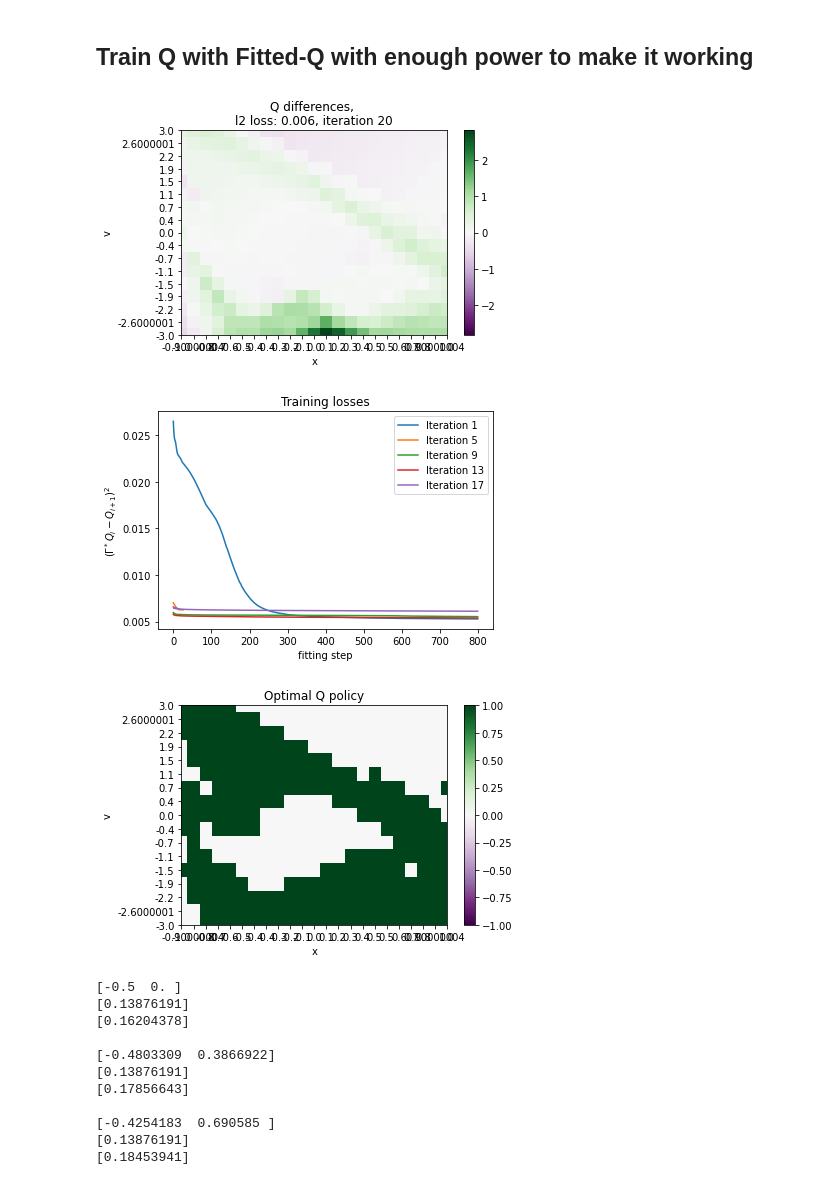
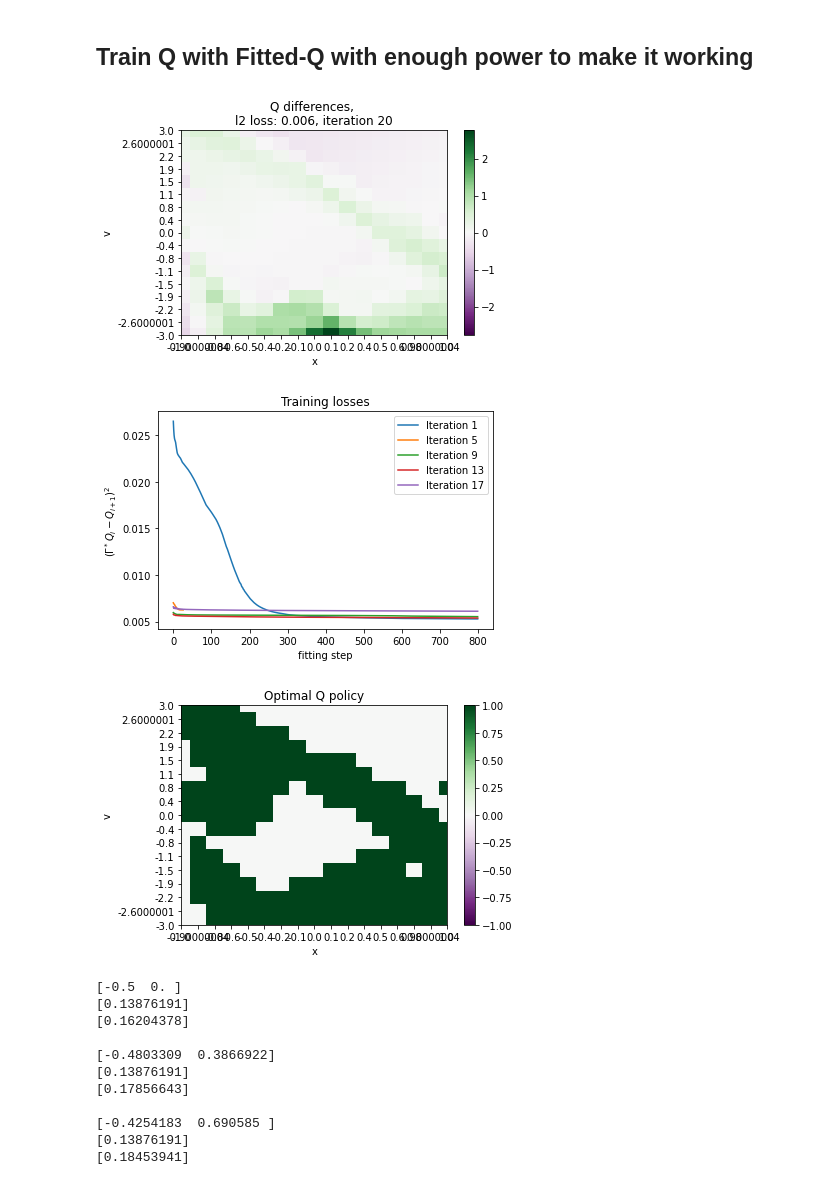
Before and after one commit to theovincent/PBO, a Jupyter notebook: pbo_car_on_hill.ipynb, the cells around one changed output. Cells and saved outputs as stored; diff of their text form; code cells hidden in the pictures.

```diff
--- a/pbo_car_on_hill.ipynb
+++ b/pbo_car_on_hill.ipynb
@@ -40,10 +40,9 @@ batch_size_weights = n_weights
 learning_rate = {"first": 0.001, "last": 0.00005, "duration": training_steps * fitting_steps * n_samples // batch_size_samples}
 
 # Visualisation of errors and performances
-n_states_x_visu = 23
+n_states_x_visu = 17
 n_states_v_visu = 17
-margin_visu = 0.01
-horizon = 70
+horizon = 100
 # %% [output]
 WARNING:absl:No GPU/TPU found, falling back to CPU. (Set TF_CPP_MIN_LOG_LEVEL=0 and rerun for more info.)
 # %% [markdown]
@@ -54,15 +53,13 @@ from pbo.environment.car_on_hill import CarOnHillEnv
 
 max_pos = 1.0
 max_velocity = 3.0
-max_pos_margin_visu = max_pos - margin_visu
-max_velocity_margin_visu = max_velocity - margin_visu
 
-states_x_visu = jnp.linspace(-max_pos_margin_visu, max_pos_margin_visu, n_states_x_visu)
-boxes_x_size = (2 * max_pos_margin_visu) / (n_states_x_visu - 1)
-states_x_boxes = (np.linspace(-max_pos_margin_visu, max_pos_margin_visu + boxes_x_size, n_states_x_visu + 1) - boxes_x_size / 2)
-states_v_visu = jnp.linspace(-max_velocity_margin_visu, max_velocity_margin_visu, n_states_v_visu)
-boxes_v_size = (2 * max_velocity_margin_visu) / (n_states_v_visu - 1)
-states_v_boxes = (np.linspace(-max_velocity_margin_visu, max_velocity_margin_visu + boxes_v_size, n_states_v_visu + 1) - boxes_v_size / 2)
+states_x_visu = jnp.linspace(-max_pos, max_pos, n_states_x_visu)
+boxes_x_size = (2 * max_pos) / (n_states_x_visu - 1)
+states_x_boxes = (np.linspace(-max_pos, max_pos + boxes_x_size, n_states_x_visu + 1) - boxes_x_size / 2)
+states_v_visu = jnp.linspace(-max_velocity, max_velocity, n_states_v_visu)
+boxes_v_size = (2 * max_velocity) / (n_states_v_visu - 1)
+states_v_boxes = (np.linspace(-max_velocity, max_velocity + boxes_v_size, n_states_v_visu + 1) - boxes_v_size / 2)
 
 
 env = CarOnHillEnv(max_pos, max_velocity, gamma)
@@ -176,12 +173,12 @@ from pbo.sample_collection.dataloader import SampleDataLoader
 from pbo.networks.learnable_q import FullyConnectedQ
 
 
-max_bellman_iterations_best = 20
-fitting_steps_q_best = 800
+max_bellman_iterations_q = 20
+fitting_steps_q = 800
 batch_size_samples = n_samples
 
 data_loader_samples = SampleDataLoader(replay_buffer, batch_size_samples, shuffle_key)
-q_best = FullyConnectedQ(
+q = FullyConnectedQ(
     state_dim=2,
     action_dim=1,
     continuous_actions=False,
@@ -191,25 +188,25 @@ q_best = FullyConnectedQ(
     network_key=q_network_key,
     random_weights_range=None,
     random_weights_key=random_weights_key,
-    learning_rate={"first": 0.01, "last": 0.0005, "duration": fitting_steps_q_best},
+    learning_rate={"first": 0.01, "last": 0.0005, "duration": fitting_steps_q},
     layers_dimension=layers_dimension,
     zero_initializer=True,
 )
 
 q_visu_mesh = TwoDimesionsMesh(states_x_visu, states_v_visu, sleeping_time=0, axis_equal=False, zero_centered=True)
-l2_losses = np.ones((max_bellman_iterations_best, fitting_steps_q_best)) * np.nan
+l2_losses = np.ones((max_bellman_iterations_q, fitting_steps_q)) * np.nan
 
-for bellman_iteration in range(max_bellman_iterations_best):
-    params_target = q_best.params
+for bellman_iteration in range(max_bellman_iterations_q):
+    params_target = q.params
     best_loss = float('inf')
     patience = 0
 
-    for step in range(fitting_steps_q_best):
+    for step in range(fitting_steps_q):
         cumulative_l2_loss = 0
 
         data_loader_samples.shuffle()
         for batch_samples in data_loader_samples:
-            q_best.params, q_best.optimizer_state, l2_loss = q_best.learn_on_batch(q_best.params, params_target, q_best.optimizer_state, batch_samples)
+            q.params, q.optimizer_state, l2_loss = q.learn_on_batch(q.params, params_target, q.optimizer_state, batch_samples)
             cumulative_l2_loss += l2_loss
 
         l2_losses[bellman_iteration, step] = cumulative_l2_loss
@@ -222,13 +219,13 @@ for bellman_iteration in range(max_bellman_iterations_best):
         if patience > 5:
             break
 
-    diff_q = env.diff_q_mesh(q_best, states_x_visu, states_v_visu)
+    diff_q = env.diff_q_mesh(q, states_x_visu, states_v_visu)
 
     q_visu_mesh.set_values(diff_q)
     q_visu_mesh.show(f"Q differences, \nl2 loss: {str(jnp.round(cumulative_l2_loss, 3))}, iteration {bellman_iteration + 1}", xlabel="x", ylabel="v")
 
 
-for bellman_iteration in range(0, max_bellman_iterations_best, max(max_bellman_iterations_best // 5, 1)):
+for bellman_iteration in range(0, max_bellman_iterations_q, max(max_bellman_iterations_q // 5, 1)):
     plt.plot(l2_losses[bellman_iteration], label=f"Iteration {bellman_iteration + 1}")
 
 plt.legend()
@@ -237,13 +234,13 @@ plt.ylabel(r"$(\Gamma^*Q_i - Q_{i +  1})^2$")
 plt.title("Training losses")
 plt.show()
 # %% [output]
-[figure, old version]
+[figure, new version]
 [figure]
 # %%
-best_diff_q = env.diff_q_mesh(q_best, states_x_visu, states_v_visu)
+diff_q = env.diff_q_mesh(q, states_x_visu, states_v_visu)
 
-q_visu_mesh.set_values((best_diff_q > 0).astype(float))
+q_visu_mesh.set_values((diff_q > 0).astype(float))
 q_visu_mesh.show("Optimal Q policy", xlabel="x", ylabel="v")
 # %% [output]
-[figure, old version]
+[figure, new version]
 # %%
```
Also changed, not shown: parts of 10 cells of this notebook, 1 other file.
